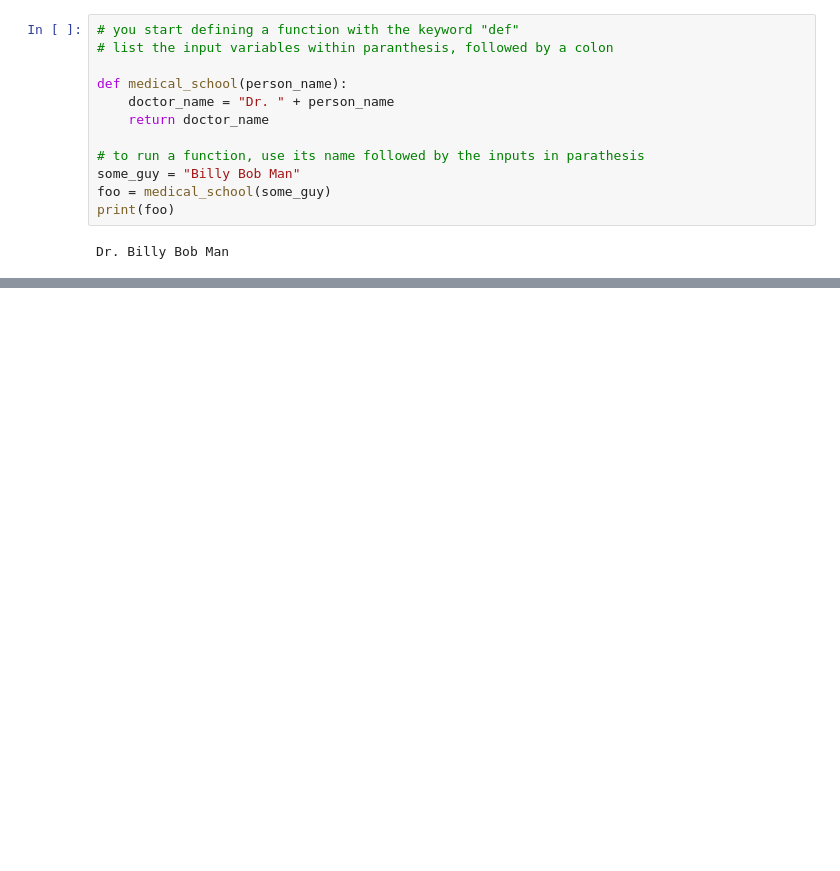
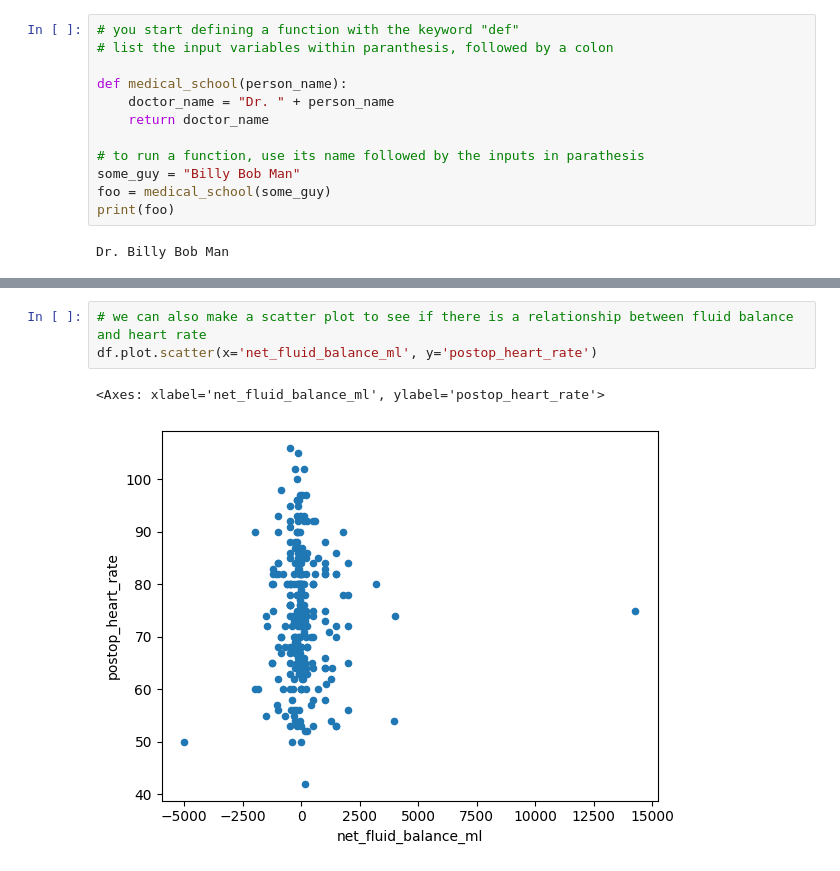
Before and after one commit to alexgoodell/aimlab-cloud-tutorials, a Jupyter notebook: welcome.ipynb, the cells around one changed output, grey strips where cells are left out. Saved outputs shown, nothing was run; the diff lists cells and outputs as text; blank space fills up the shorter version.

```diff
--- a/welcome.ipynb
+++ b/welcome.ipynb
@@ -226,0 +298,6 @@ ModuleNotFoundError: No module named 'pandas'
+# %%
+# we can also make a scatter plot to see if there is a relationship between fluid balance and heart rate
+df.plot.scatter(x='net_fluid_balance_ml', y='postop_heart_rate')
+# %% [output]
+<Axes: xlabel='net_fluid_balance_ml', ylabel='postop_heart_rate'>
+[figure, added]
```
Also changed, not shown: parts of 26 cells of this notebook, 1 other file.
